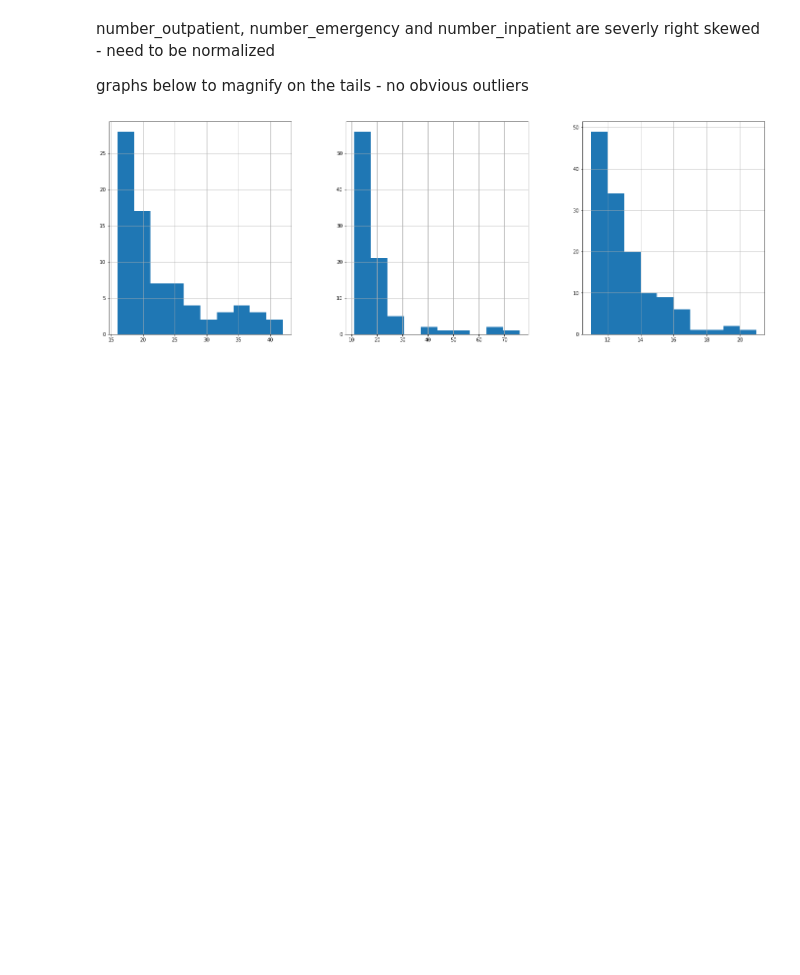
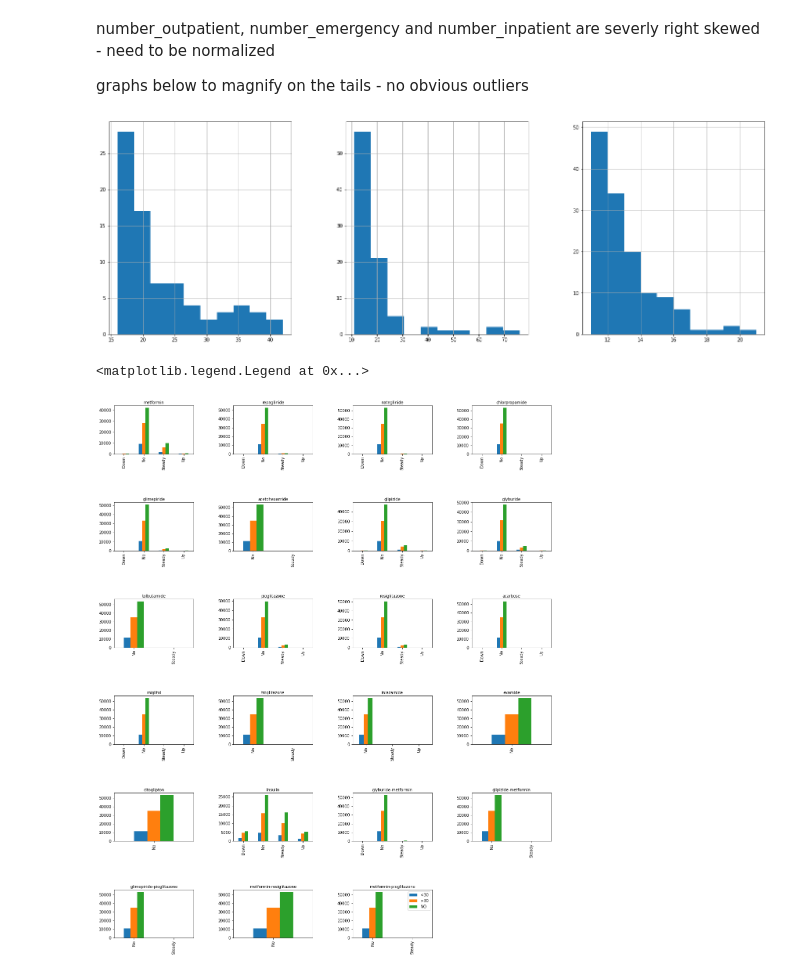
Before and after one commit to ruihan1228/diabetes, a Jupyter notebook: diabetes_1.ipynb, the cells around one changed output. Cells and saved outputs as stored; diff of their text form; code cells hidden in the pictures; blank space fills up the shorter version.

Commit message:
added barplots for 23 medications w relationship to target variable readmitted

```diff
--- a/diabetes_1.ipynb
+++ b/diabetes_1.ipynb
@@ -176,3 +186,23 @@ diabetes.loc[diabetes.number_inpatient>10].number_inpatient.hist(ax=ax[2])
 plt.subplots_adjust(wspace=0.3)
 # %% [output]
 [figure]
+# %%
+med_cols = diabetes.columns[10:-1]
+
+df = []
+for i in med_cols:
+    df.append(pd.crosstab(index=diabetes[i], columns=diabetes.readmitted))
+# %%
+fig = plt.subplots(figsize=(20,25))
+plt.subplots_adjust(hspace=1, wspace=0.5)
+
+for i in range(len(df)):
+    ax = plt.subplot(6, 4, i + 1)
+    ax.xaxis.set_label_position('top')
+    df[i].plot.bar(ax=ax,legend=0)
+
+handles, labels = ax.get_legend_handles_labels()
+plt.legend(labels, loc='upper right')
+# %% [output]
+<matplotlib.legend.Legend at 0x...>
+[figure, added]
```
Also changed, not shown: parts of 2 cells of this notebook.
